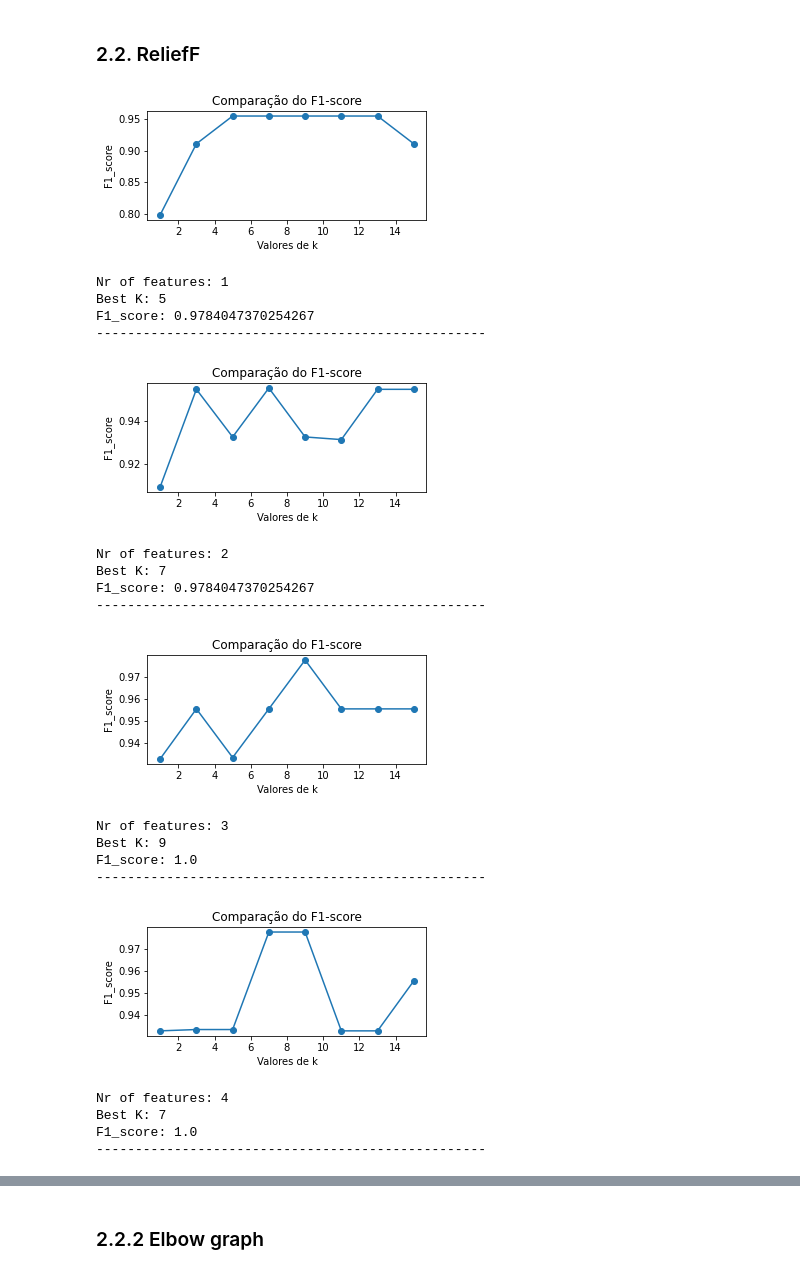
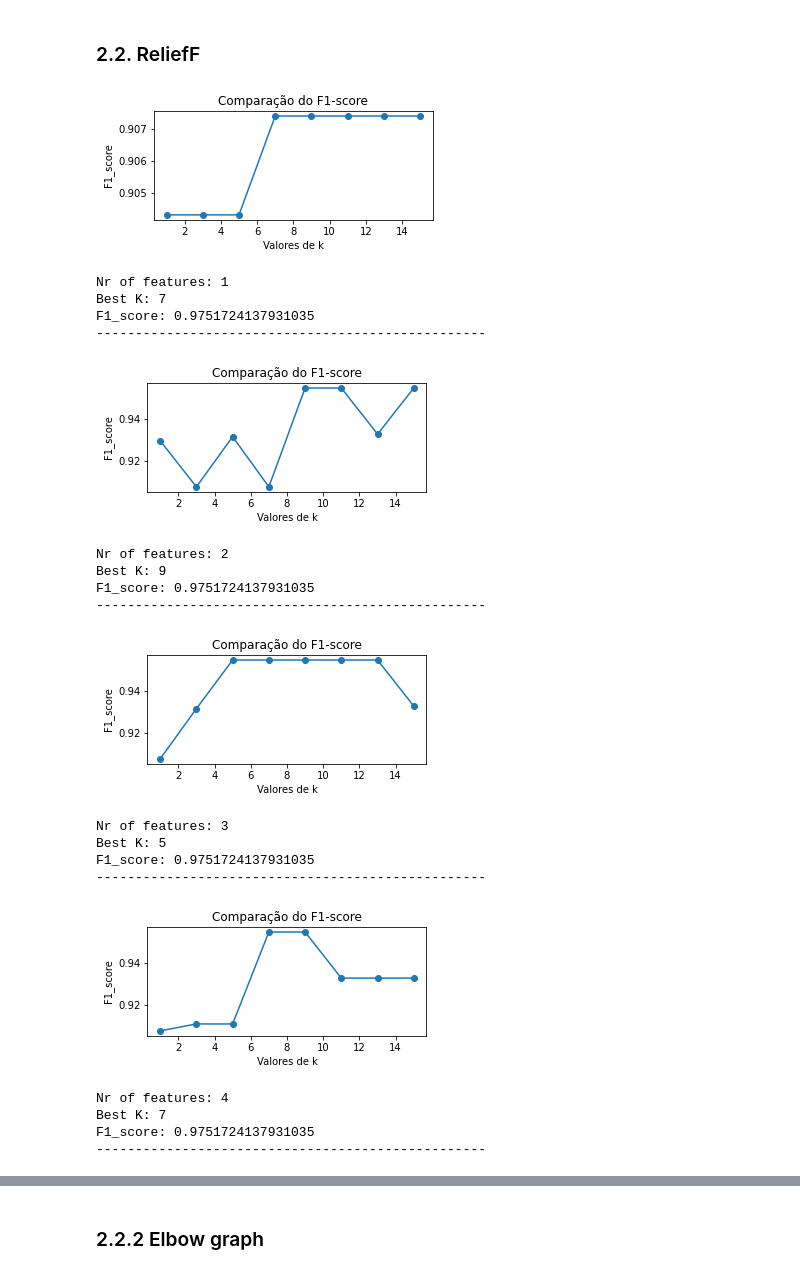
Before and after one commit to patii01/TCD-TP, a Jupyter notebook: Part_B/code/mainActivity.ipynb, the cells around one changed output, grey strips where cells are left out. Cells and saved outputs as stored; diff of their text form; code cells hidden in the pictures.

```diff
--- a/Part_B/code/mainActivity.ipynb
+++ b/Part_B/code/mainActivity.ipynb
@@ -22,10 +22,10 @@ import pandas as pd
 from ReliefF import ReliefF
 
 def reliefF(x, y):
-    fs = ReliefF(n_features_to_keep=4)
+    fs = ReliefF(n_features_to_keep=10)
     fs.fit_transform(x, y)
 
-    return fs.top_features[:4]
+    return fs.top_features[:10]
 # %% [markdown]
 ### 4.6. Fisher Score
 # %%
@@ -724,7 +724,7 @@ def bestkTVT(metr, feat, xTrain, xValidation, trainValidation, s):
 
     return f1, s
 
-def repeatTVT(x, y, featselec):
+def repeatTVT(x, y, featselec, num = 4):
 
     trainValidation = train_validation_test(x, y, 0.4, 0.3)
 
@@ -732,56 +732,56 @@ def repeatTVT(x, y, featselec):
     f1_score_elbow = []
     str_print = ''
 
-    for f in range(4):
+    for f in range(num):
         metr = {"F1-score": []}
         feat = featselec[:(f+1)]
         xTrain = trainValidation['TRAIN'][0][:,feat]
         xValidation = trainValidation['VALIDATION'][0][:,feat]
 
         for k in _k:
             neigh = K_neighbors_classifier(xTrain, trainValidation['TRAIN'][1], k)
             pred = neigh.predict(xValidation)
             true = trainValidation['VALIDATION'][1]
             cm, rs, ps, f1 = metrics(true, pred)
 
             metr["F1-score"].append(f1)
         f1_score.append(metr["F1-score"])
 
         #------------Plot F1-Score--------------------------
         plot_f1(metr)
 
         #------------Best k--------------------------
         aux, str_print = bestkTVT(metr, feat, xTrain, xValidation, trainValidation, str_print)
         f1_score_elbow.append(aux)
 
     label = ['Nº of features: ' + str(i+1) for i in range(len(featselec))]
     col = ['k=' + str(i) for i in _k]
     df = pd.DataFrame(f1_score, columns = col, index = label)
     display(df)
 
     return f1_score_elbow, df, str_print
 
 
 f1_score_elbow, df223, str_print = repeatTVT(data, target, reliefF(data, target))
 # %% [output]
-[figure, old version]
+[figure, new version]
 Nr of features: 1
-Best K: 5
-F1_score: 0.9784047370254267
+Best K: 7
+F1_score: 0.9751724137931035
 --------------------------------------------------
-[figure, old version]
+[figure, new version]
 Nr of features: 2
-Best K: 7
-F1_score: 0.9784047370254267
+Best K: 9
+F1_score: 0.9751724137931035
 --------------------------------------------------
-[figure, old version]
+[figure, new version]
 Nr of features: 3
-Best K: 9
-F1_score: 1.0
+Best K: 5
+F1_score: 0.9751724137931035
 --------------------------------------------------
-[figure, old version]
+[figure, new version]
 Nr of features: 4
 Best K: 7
-F1_score: 1.0
+F1_score: 0.9751724137931035
 --------------------------------------------------
 |  | k=1 | k=3 | k=5 | k=7 | k=9 | k=11 | k=13 | k=15 |
```
Also changed, not shown: parts of 28 cells of this notebook, 3 other files.
